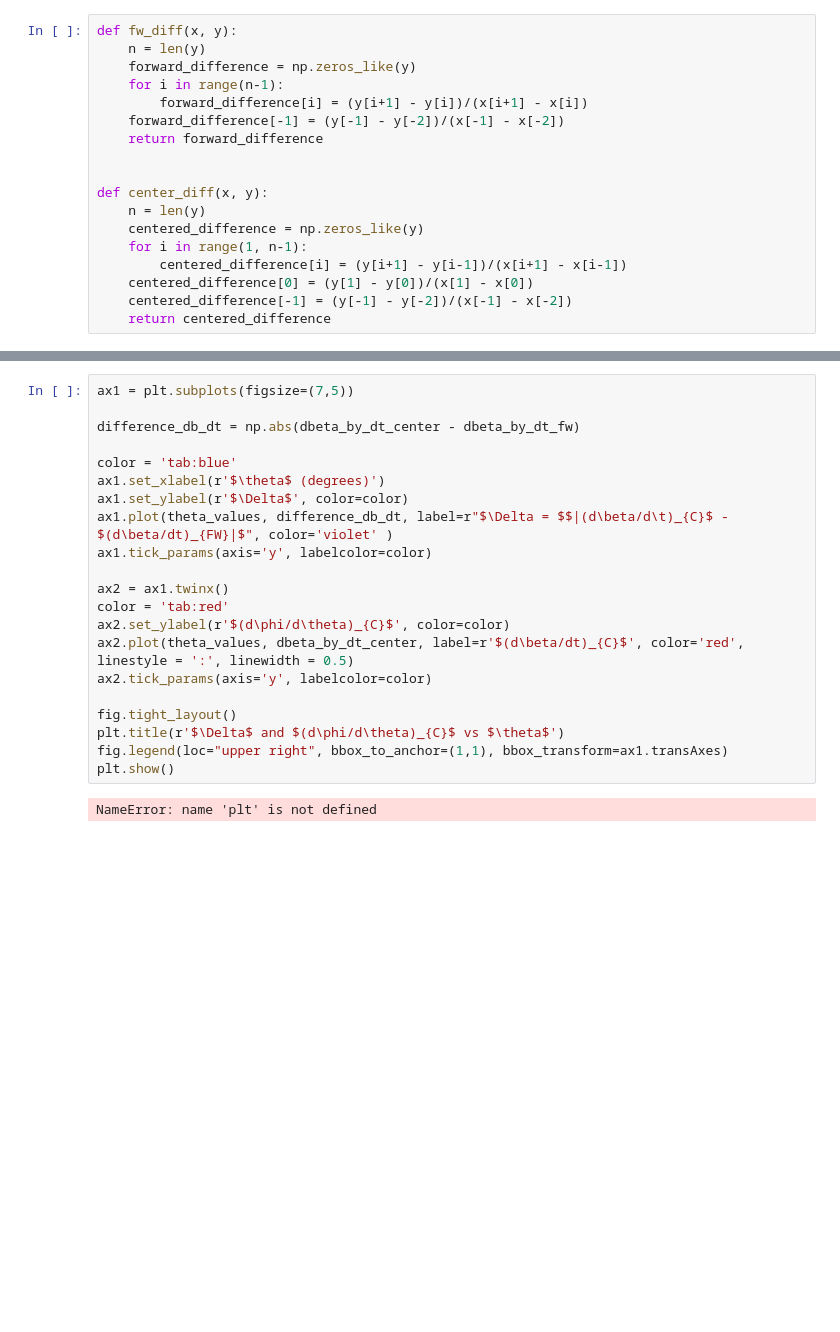
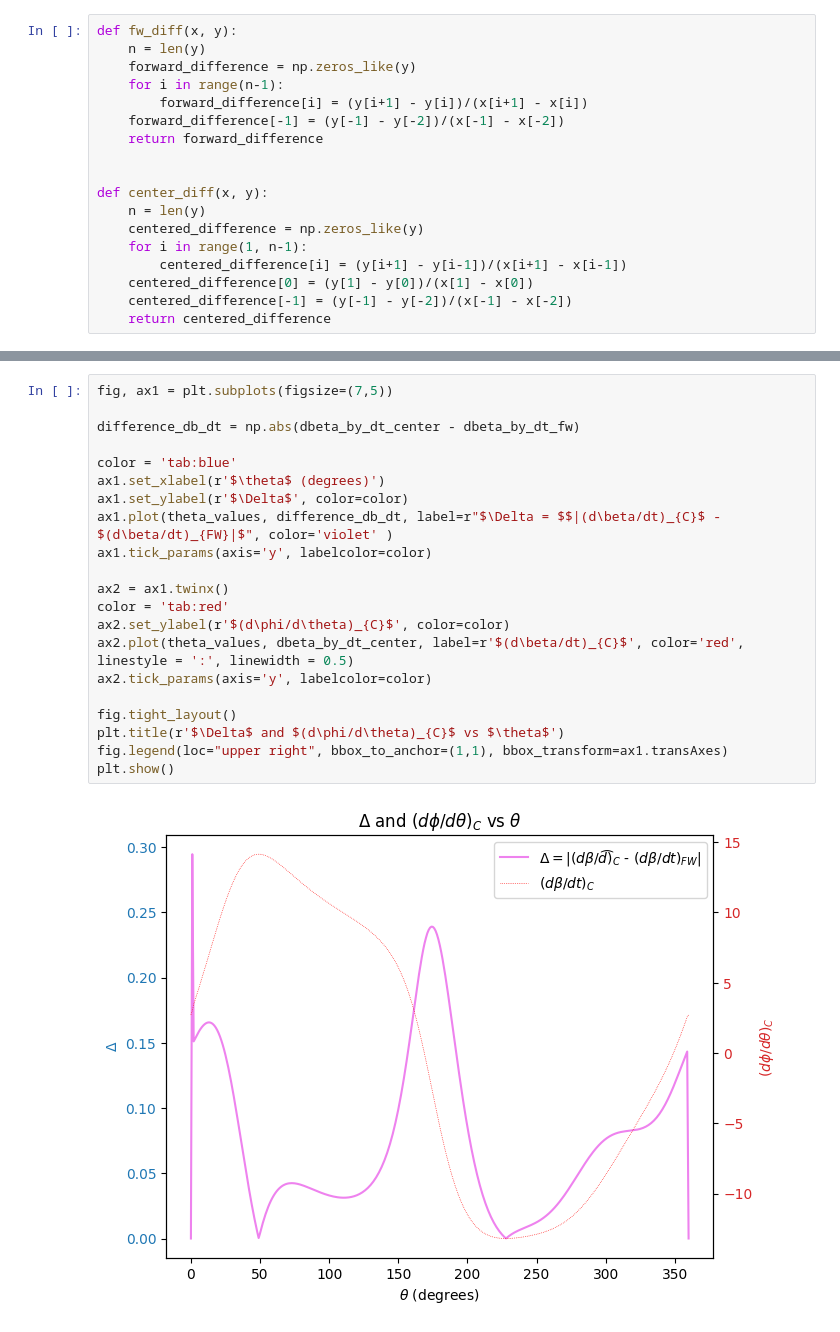
Before and after one commit to pesricha/DS288-Numerical-Methods, a Jupyter notebook: HW4/Homework-4.ipynb, the cells around one changed output, grey strips where cells are left out. Cells and saved outputs as stored; diff of their text form; blank space fills up the shorter version.

Commit message:
Fixed difference of first derivates of beta graph

```diff
--- a/HW4/Homework-4.ipynb
+++ b/HW4/Homework-4.ipynb
@@ -249,23 +272,23 @@ print(f"center Angular Acceleration {dbeta2_by_dt2_center[100]}")
 # %%
-ax1 = plt.subplots(figsize=(7,5))
+fig, ax1 = plt.subplots(figsize=(7,5))
 
 difference_db_dt = np.abs(dbeta_by_dt_center - dbeta_by_dt_fw)
 
 color = 'tab:blue'
 ax1.set_xlabel(r'$\theta$ (degrees)')
 ax1.set_ylabel(r'$\Delta$', color=color)
-ax1.plot(theta_values, difference_db_dt, label=r"$\Delta = $$|(d\beta/d\t)_{C}$ - $(d\beta/dt)_{FW}|$", color='violet' )
+ax1.plot(theta_values, difference_db_dt, label=r"$\Delta = $$|(d\beta/dt)_{C}$ - $(d\beta/dt)_{FW}|$", color='violet' )
 ax1.tick_params(axis='y', labelcolor=color)
 
 ax2 = ax1.twinx()
 color = 'tab:red'
 ax2.set_ylabel(r'$(d\phi/d\theta)_{C}$', color=color)
 ax2.plot(theta_values, dbeta_by_dt_center, label=r'$(d\beta/dt)_{C}$', color='red', linestyle = ':', linewidth = 0.5)
 ax2.tick_params(axis='y', labelcolor=color)
 
 fig.tight_layout()
 plt.title(r'$\Delta$ and $(d\phi/d\theta)_{C}$ vs $\theta$')
 fig.legend(loc="upper right", bbox_to_anchor=(1,1), bbox_transform=ax1.transAxes)
 plt.show()
 # %% [output]
-NameError: name 'plt' is not defined
+[figure, added]
```
Also changed, not shown: parts of 9 cells of this notebook, 1 other file.
